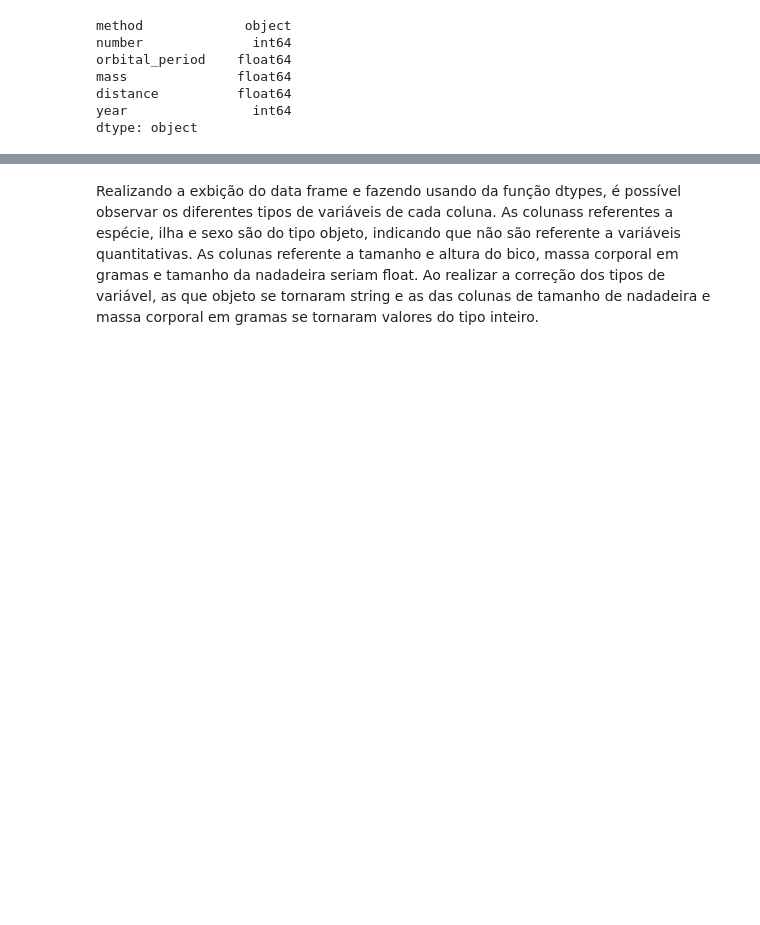
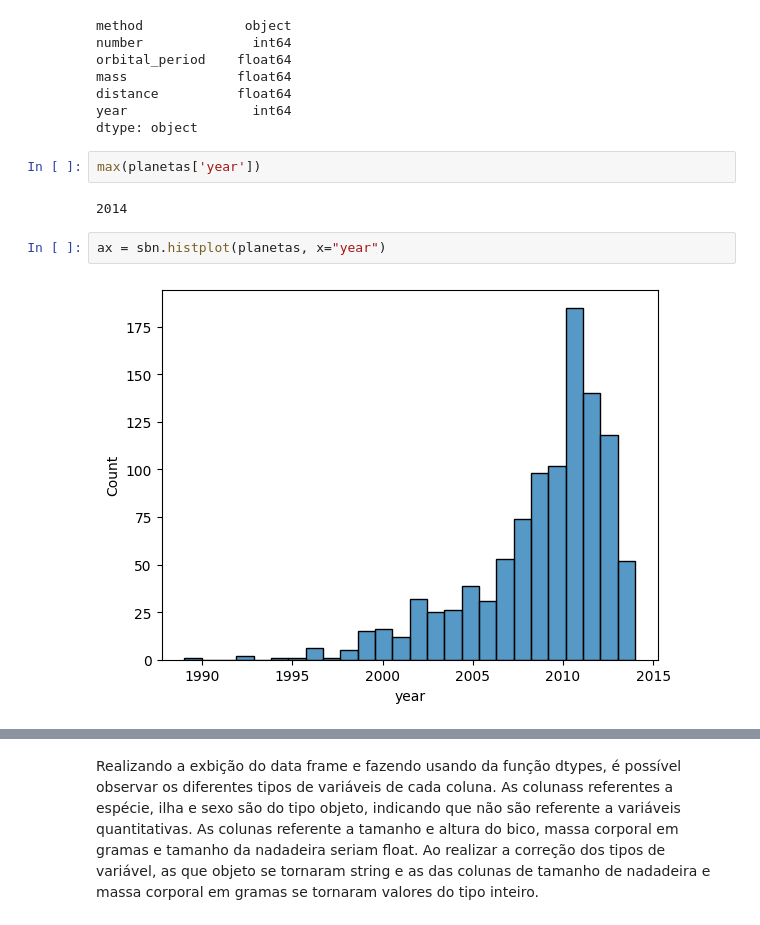
Before and after one commit to joseDavid23038/Aprendizado-de-M-quina, a Jupyter notebook: Dados 1/Dados 1.ipynb, the cells around one changed output, grey strips where cells are left out. Saved outputs shown, nothing was run; the diff lists cells and outputs as text; blank space fills up the shorter version.

```diff
--- a/Dados 1/Dados 1.ipynb
+++ b/Dados 1/Dados 1.ipynb
@@ -97,6 +101,14 @@ mass              float64
 distance          float64
 year                int64
 dtype: object
+# %%
+max(planetas['year'])
+# %% [output]
+2014
+# %%
+ax = sbn.histplot(planetas, x="year")
+# %% [output]
+[figure, added]
 # %% [markdown]
 O terceiro dataset selecionado é referente a dados tamanhos de bico e asa(nanadeira) de três diferentes espécies de pinguim, a Gentoo, a Chinstrap e a Adelie, as quais habitam algumas ilhas da Península Antártica.<sup>[10]</sup>
 
```
Also changed, not shown: parts of 6 cells of this notebook.
